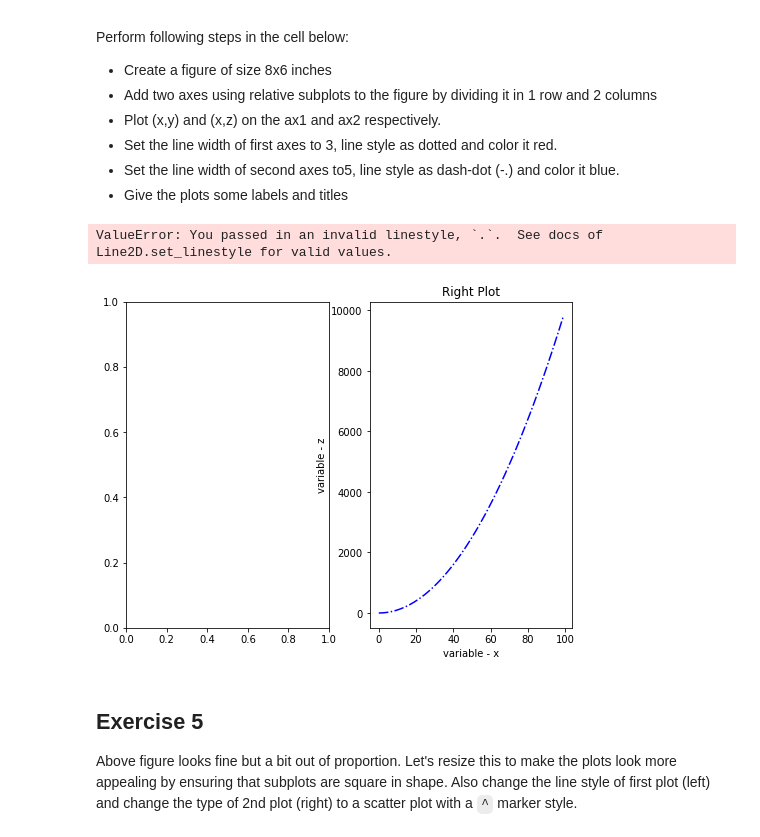
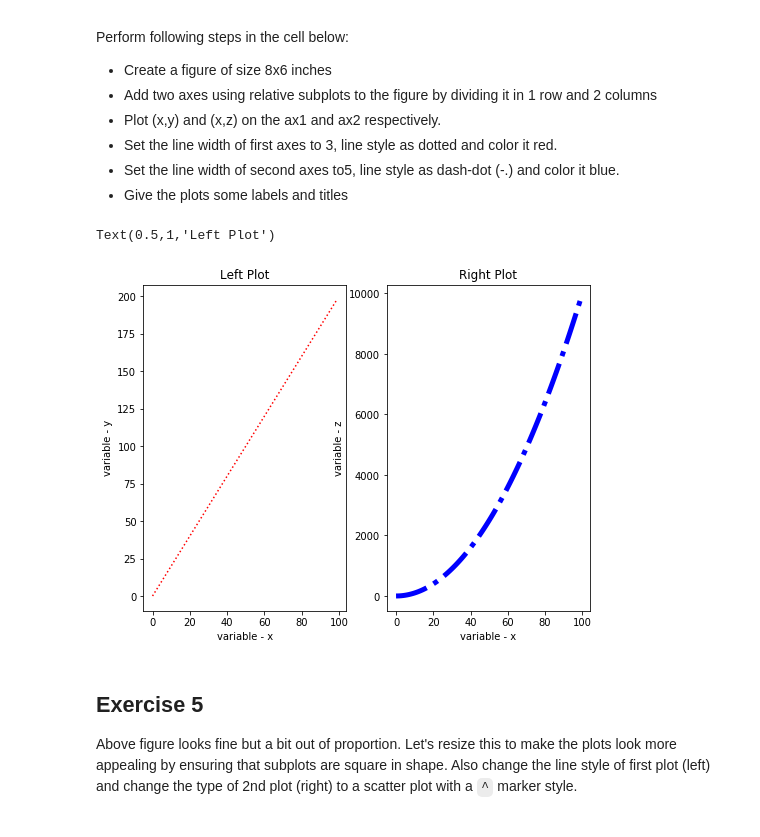
Before and after one commit to loisr/dsc-1-03-13-customizing-visualizations-with-matplotlib-lab-nyc-ds-career-012819, a Jupyter notebook: index.ipynb, the cells around one changed output. Cells and saved outputs as stored; diff of their text form; code cells hidden in the pictures.

```diff
--- a/index.ipynb
+++ b/index.ipynb
@@ -146,21 +146,21 @@ Perform following steps in the cell below:
 # %%
 new_figure = plt.figure(figsize=(8,6))
 
 ax2 = new_figure.add_subplot(121)
 ax1 = new_figure.add_subplot(122)
 
 ax1.plot(x,z, color='blue', linewidth=5, linestyle = '-.')
 ax1.set_xlabel('variable - x')
 ax1.set_ylabel('variable - z')
 ax1.set_title("Right Plot")
 
-ax2.plot(x,y, color = 'red', linestyle = '.')
+ax2.plot(x,y, color = 'red', linestyle = ':')
 ax2.set_xlabel('variable - x')
 ax2.set_ylabel('variable - y')
 ax2.set_title("Left Plot")
 # %% [output]
-ValueError: You passed in an invalid linestyle, `.`.  See docs of Line2D.set_linestyle for valid values.
+Text(0.5,1,'Left Plot')
-[figure, old version]
+[figure, new version]
 # %% [markdown]
 ## Exercise 5
 
```
